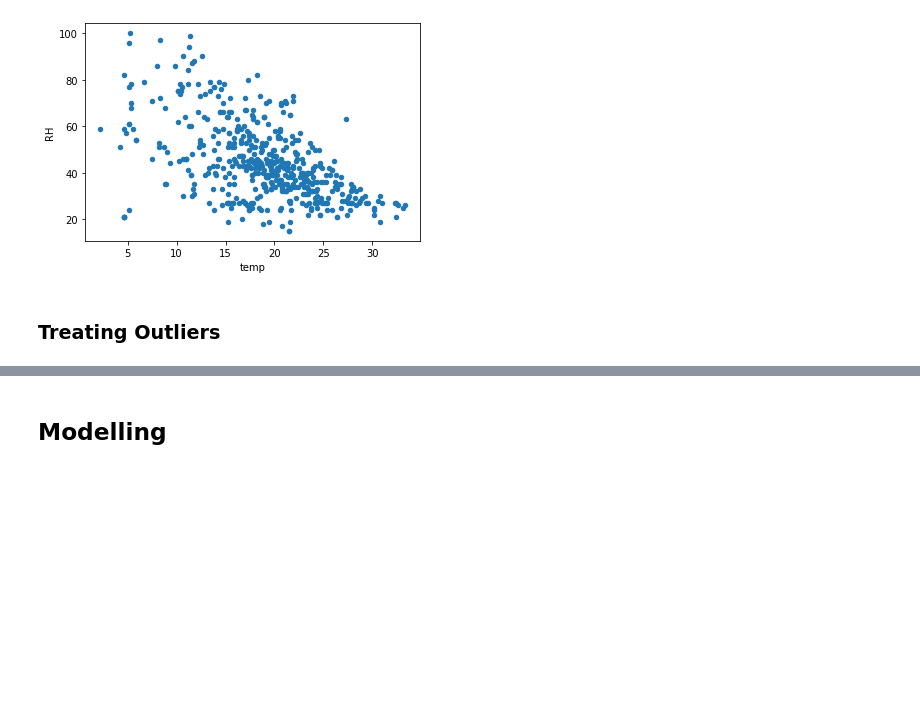
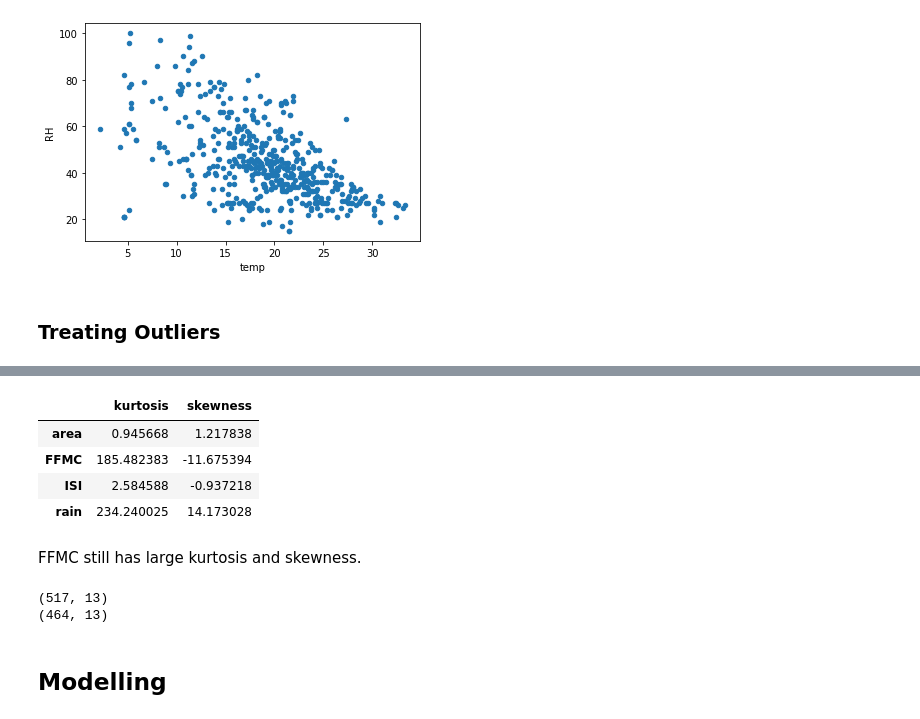
Before and after one commit to leanguardia/msc-project-pipelines, a Jupyter notebook: Wrangling-Fire_Forests.ipynb, the cells around one changed output, grey strips where cells are left out. Cells and saved outputs as stored; diff of their text form; code cells hidden in the pictures; blank space fills up the shorter version.

Commit message:
Remove outliers

```diff
--- a/Wrangling-Fire_Forests.ipynb
+++ b/Wrangling-Fire_Forests.ipynb
@@ -242,0 +246,12 @@ df = df[df.area < max_area]
+# %%
+# Check distributions in log space
+outlier_columns = ['area', 'FFMC', 'ISI', 'rain']
+skew_kurt(np.log1p(df[outlier_columns]))
+# %% [output]
+|  | kurtosis | skewness |
+| area | 0.945668 | 1.217838 |
+| FFMC | 185.482383 | -11.675394 |
+| ISI | 2.584588 | -0.937218 |
+| rain | 234.240025 | 14.173028 |
+# %% [markdown]
+FFMC still has large kurtosis and skewness.
@@ -243,3 +265,9 @@ df = df[df.area < max_area]
+# %%
+print(df.shape)
+print(remove_outliers_iqr(df, 'FFMC').shape)
+# %% [output]
+(517, 13)
+(464, 13)
 # %% [markdown]
 ## Modelling
 # %%
```
Also changed, not shown: parts of 5 cells of this notebook.
